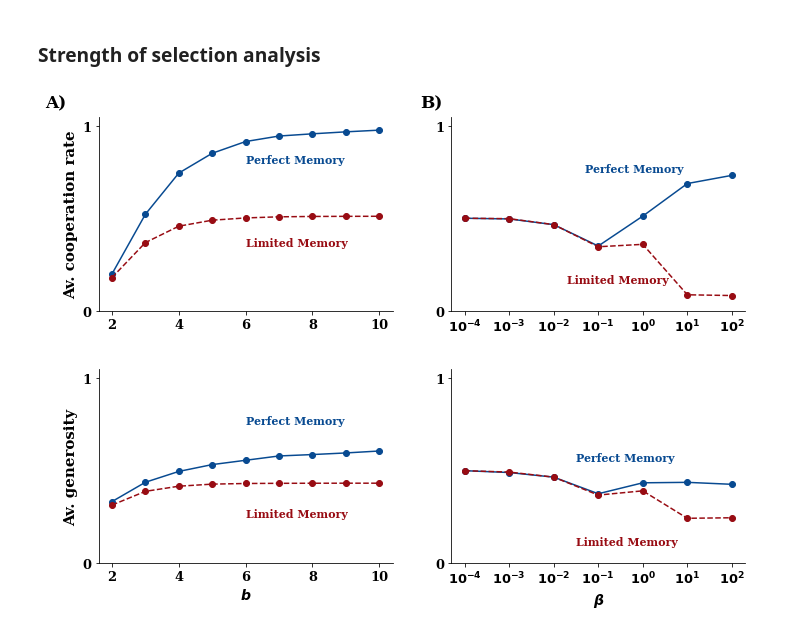
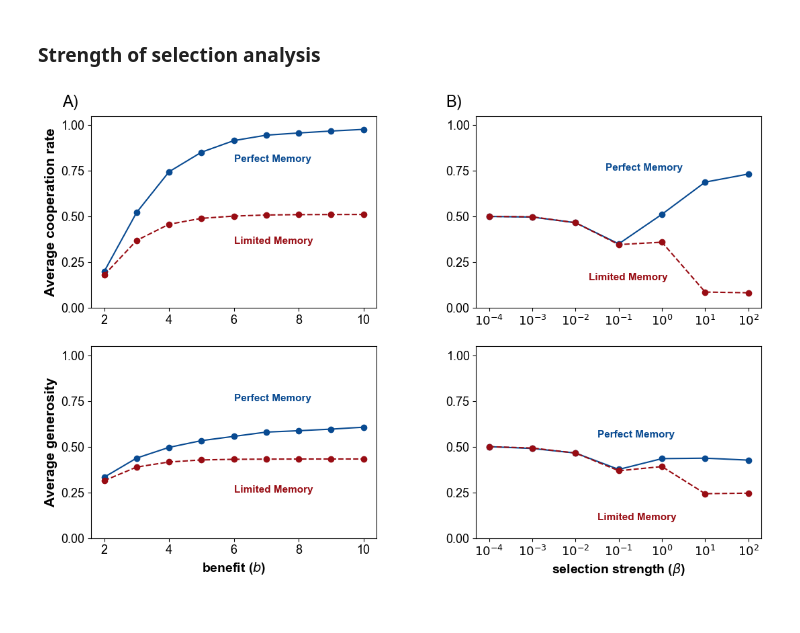
Before and after one commit to Nikoleta-v3/evolution-of-cooperation-with-limited-updating-payoff-memory, a Jupyter notebook: nbs/Donation Game Perfect and Limited Memory.ipynb, the cells around one changed output. Cells and saved outputs as stored; diff of their text form; code cells hidden in the pictures.

```diff
--- a/nbs/Donation Game Perfect and Limited Memory.ipynb
+++ b/nbs/Donation Game Perfect and Limited Memory.ipynb
@@ -27,14 +20,20 @@ matplotlib.rc('font', **font)
+# %%
+plt.rcParams["font.weight"] = "normal"
+# plt.rcParams["axes.labelweight"] = "bold"
+plt.rcParams["font.size"] = 11
+
+plt.rcParams["font.family"] = "Arial"
 # %% [markdown]
 ## Analysis for low and high benefit
 # %%
-reds, blues = matplotlib.cm.get_cmap("Reds"), matplotlib.cm.get_cmap("Blues")
+reds, blues = matplotlib.colormaps.get_cmap("Reds"), matplotlib.colormaps.get_cmap("Blues")
 
 cmaps = [blues, reds]
 # %%
 expected_dfs = [pd.read_csv(f"../to_archieve/perfect_memory/clean_c_1_b_{b_val}_stochastic_0.csv")
                 for b_val in [3, 10]]
 # %%
-last_round_dfs = [pd.read_csv(f"../to_archieve/limited_memory/clean_c_1_b_{b_val}_stochastic_1.csv")
+last_round_dfs = [pd.read_csv(f"../to_archieve/limited_memory/clean_last_round_b_{b_val}.csv")
                   for b_val in [3, 10]]
 # %%
 heatmaps, extents = [], []
@@ -65,14 +105,14 @@ fig, axes = plt.subplots(ncols=2, nrows=1, figsize=(8, 7.5))
 
 
 cooperation_rates = [round(sum(df['average cooperation rate'] * (df['frequencies'] / 10 ** 7)), 2)
-                     for df in expected_dfs]
+                     for df in last_round_dfs]
 
-for i, heatmap in enumerate([heatmaps[0], heatmaps[2]]):
+for i, heatmap in enumerate([heatmaps[1], heatmaps[-1]]):
 
     index = (i % 2)
 
     im = axes[index].imshow(heatmap.T, extent=extent, origin="lower",
-                            cmap=cmaps[0],
+                            cmap=cmaps[1],
                             norm=colors.LogNorm(vmin=min_, vmax=max_))
 
     divider = make_axes_locatable(axes[index])
@@ -87,10 +127,9 @@ for i, heatmap in enumerate([heatmaps[0], heatmaps[2]]):
     axes[index].text(0.45, 0.7, "Cooperation rate \n" + str(cooperation_rates[i] * 100) + '%',
                  horizontalalignment='center')
 
-
 fig.tight_layout();
 
 fig.subplots_adjust(left=None, bottom=None, right=None, top=None, wspace=.6, hspace=None)
 
-fig.savefig("../paper/static/expected_payoffs_main.pdf", bbox_inches='tight')
+# fig.savefig("../paper/static/one_interaction_last_round_payoffs_main.pdf", bbox_inches='tight')
 # %% [output]
@@ -275,28 +280,28 @@ for exp, stoch in zip(dfs_perfect, dfs_limited):
 #     _, bins, _ = plt.hist(stoch['p'], bins=19);
     generosity_beta_limited.append(np.mean(stoch[stoch['p'] >= bins[-2]]['q']))
 # %%
-fig, axes = plt.subplots(nrows=2, ncols=2, figsize=(10, 7.5))
+fig, axes = plt.subplots(nrows=2, ncols=2, figsize=(11, 7.5))
 
 # Cooperation Rates For b
 
 axes[0, 0].plot(range(2, 11), cooperation_rates_b_perfect, "-o", color=blues(0.9));
 axes[0, 0].plot(range(2, 11), cooperation_rates_b_limited, "--o", color=reds(.9));
 
-axes[0, 0].set_ylabel('Av. cooperation rate', weight="bold", fontsize=15);
+axes[0, 0].set_ylabel('Average cooperation rate', weight="bold", fontsize=15);
 
 
-axes[0, 0].text(6, .8, "Perfect Memory", fontsize=11, color=blues(.9))
-axes[0, 0].text(6, .35, "Limited Memory", fontsize=11, color=reds(.9))
+axes[0, 0].text(6, .8, "Perfect Memory", fontsize=11, color=blues(.9), fontweight='bold')
+axes[0, 0].text(6, .35, "Limited Memory", fontsize=11, color=reds(.9), fontweight='bold')
 
 # Generosity Rates For b
 
 axes[1, 0].plot(range(2, 11), generosity_b_perfect, "-o", color=blues(0.9));
 axes[1, 0].plot(range(2, 11), generosity_b_limited, "--o", color=reds(.9));
-axes[1, 0].set_xlabel("$b$", weight="bold", fontsize=14);
-axes[1, 0].set_ylabel('Av. generosity', weight="bold", fontsize=15);
+axes[1, 0].set_xlabel("benefit ($b$)", weight="bold", fontsize=14);
+axes[1, 0].set_ylabel('Average generosity', weight="bold", fontsize=15);
 
-axes[1, 0].text(6, .75, "Perfect Memory", fontsize=11, color=blues(.9))
-axes[1, 0].text(6, .25, "Limited Memory", fontsize=11, color=reds(.9))
+axes[1, 0].text(6, .75, "Perfect Memory", fontsize=11, color=blues(.9), fontweight='bold')
+axes[1, 0].text(6, .25, "Limited Memory", fontsize=11, color=reds(.9), fontweight='bold')
 
 # Cooperation Rates For beta
 
@@ -310,44 +315,44 @@ axes[(0, 1)].set_xticklabels([r"$10^{-4}$", r"$10^{-3}$",
                       r"$10^{1}$",
                       r"$10^{2}$"]);
 
-axes[(0, 1)].text(3.7, .75, "Perfect Memory", fontsize=11, color=blues(.9),)
-axes[(0, 1)].text(3.3, .15, "Limited Memory", fontsize=11, color=reds(.9), )
+axes[(0, 1)].text(3.7, .75, "Perfect Memory", fontsize=11, color=blues(.9),fontweight='bold')
+axes[(0, 1)].text(3.3, .15, "Limited Memory", fontsize=11, color=reds(.9), fontweight='bold')
 
 
 # Generosity Rates For beta
 
 axes[(1, 1)].plot(range(1, 8), generosity_beta_perfect, "-o", color=blues(0.9));
 axes[(1, 1)].plot(range(1, 8), generosity_beta_limited, "--o", color=reds(.9));
-axes[(1, 1)].set_xlabel(r'$\beta$', weight="bold", fontsize=14);
+axes[(1, 1)].set_xlabel(r'selection strength ($\beta$)', weight="bold", fontsize=14);
 
-axes[(1, 1)].text(3.5, .55, "Perfect Memory", fontsize=11, color=blues(.9))
-axes[(1, 1)].text(3.5, .1, "Limited Memory", fontsize=11, color=reds(.9))
+axes[(1, 1)].text(3.5, .55, "Perfect Memory", fontsize=11, color=blues(.9), fontweight='bold')
+axes[(1, 1)].text(3.5, .1, "Limited Memory", fontsize=11, color=reds(.9), fontweight='bold')
 
 axes[(1, 1)].set_xticks([1, 2, 3, 4, 5, 6, 7]);
 axes[(1, 1)].set_xticklabels([r"$10^{-4}$", r"$10^{-3}$",
                       r"$10^{-2}$",
                       r"$10^{-1}$",
                       r"$10^{0}$",
                       r"$10^{1}$",
                       r"$10^{2}$"]);
 
 for i in [(0, 0), (0, 1), (1, 0), (1, 1)]:
     axes[i].tick_params(axis='both', which='major', labelsize=13)
     axes[i].set_ylim(0, 1.05);
-    axes[i].set_yticks([0, 1])
-    for ax in [axes[i].spines["right"], axes[i].spines["top"]]:
-        ax.set_visible(False);
+    axes[i].set_yticks([0, .25, .5, .75, 1])
+#     for ax in [axes[i].spines["right"], axes[i].spines["top"]]:
+#         ax.set_visible(False);
 
-for i, label in zip([(0, 0), (0, 1)], ["A)", "B)"]):
-    axes[i].text(0, 1.1, label, fontsize=17)
+
+axes[(0, 0)].text(0.7, 1.1, "A)", fontsize=17)
+axes[(0, 1)].text(0, 1.1, "B)", fontsize=17)
 
 
 
 plt.tight_layout();
 
-plt.subplots_adjust(wspace=.2, hspace=.3)
-
+plt.subplots_adjust(wspace=.35, hspace=.2)
 
 plt.savefig("../paper/static/cooperation_rate_over_b_and_beta.pdf")
 # %% [output]
-[figure, old version]
+[figure, new version]
```
Also changed, not shown: parts of 6 cells of this notebook, 1 other file.
